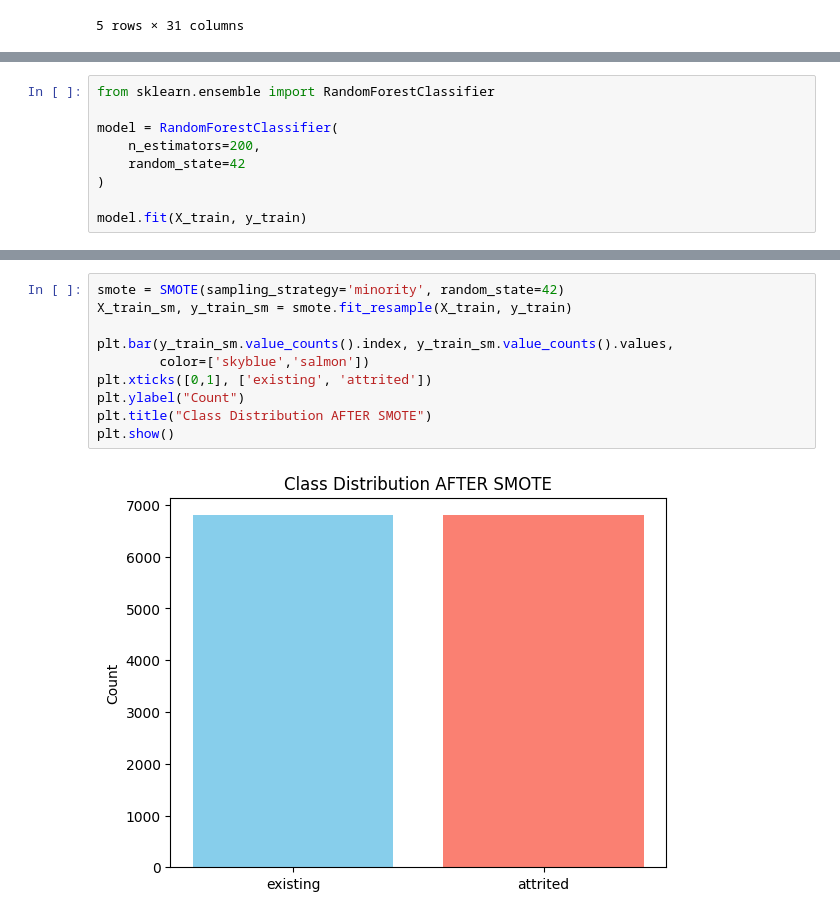
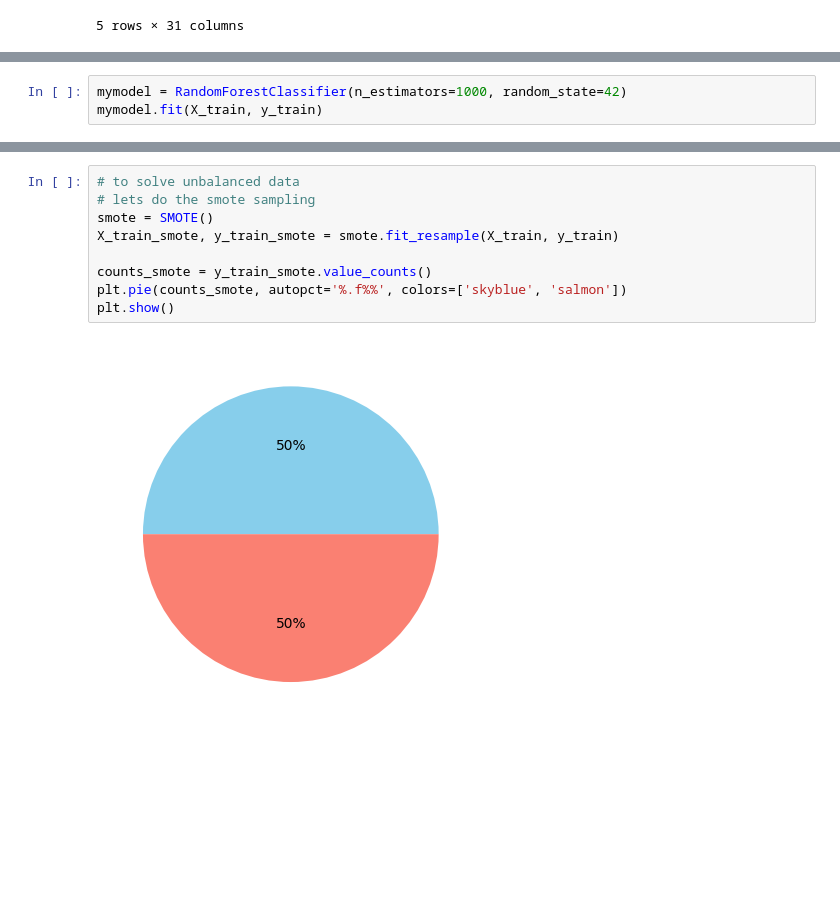
Before and after one commit to bosshussien/Bank_Churn_Analysis, a Jupyter notebook: dataprocessing.ipynb, the cells around one changed output, grey strips where cells are left out. Saved outputs shown, nothing was run; the diff lists cells and outputs as text; blank space fills up the shorter version.

```diff
--- a/dataprocessing.ipynb
+++ b/dataprocessing.ipynb
@@ -138,10 +143,4 @@ X_train, X_test, y_train, y_test = train_test_split( X , y , test_size=0.2 , ran
 # %%
-from sklearn.ensemble import RandomForestClassifier
-
-model = RandomForestClassifier(
-    n_estimators=200,
-    random_state=42
-)
-
-model.fit(X_train, y_train)
+mymodel = RandomForestClassifier(n_estimators=1000, random_state=42)
+mymodel.fit(X_train, y_train)
 # %% [output]
@@ -186,15 +180,14 @@ plt.bar(y_train.value_counts().index, y_train.value_counts().values,
 # %%
-smote = SMOTE(sampling_strategy='minority', random_state=42)
-X_train_sm, y_train_sm = smote.fit_resample(X_train, y_train)
+# to solve unbalanced data
+# lets do the smote sampling
+smote = SMOTE()
+X_train_smote, y_train_smote = smote.fit_resample(X_train, y_train)
 
-plt.bar(y_train_sm.value_counts().index, y_train_sm.value_counts().values,
-        color=['skyblue','salmon'])
-plt.xticks([0,1], ['existing', 'attrited'])
-plt.ylabel("Count")
-plt.title("Class Distribution AFTER SMOTE")
+counts_smote = y_train_smote.value_counts()
+plt.pie(counts_smote, autopct='%.f%%', colors=['skyblue', 'salmon'])
 plt.show()
 # %% [output]
-[figure, old version]
+[figure, new version]
 # %%
 from sklearn.ensemble import RandomForestClassifier
 
```
Also changed, not shown: parts of 11 cells of this notebook.
